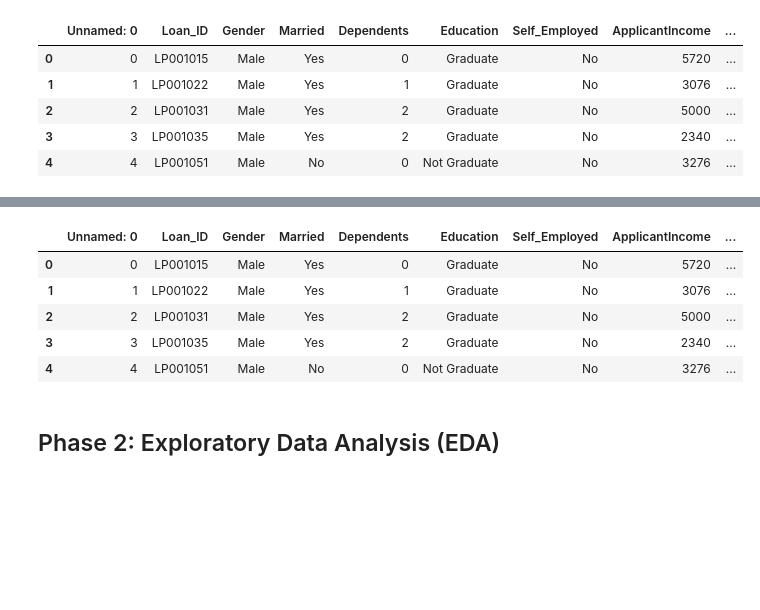
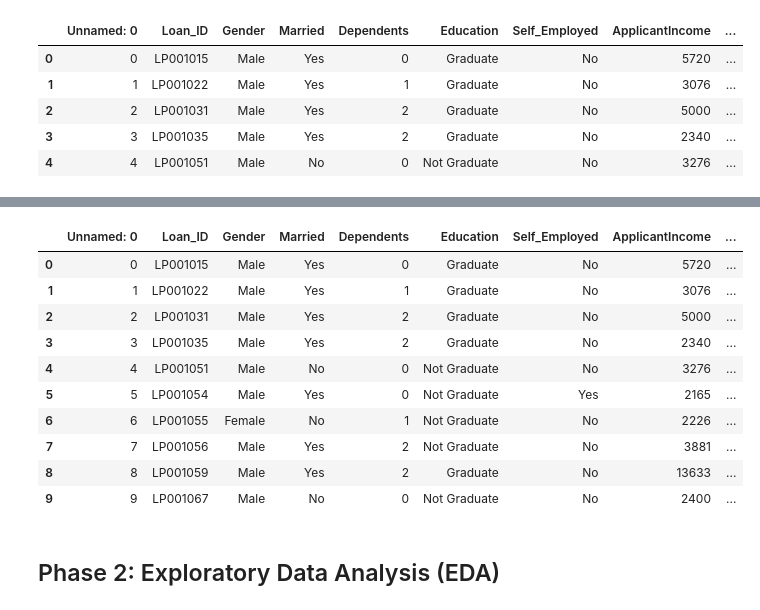
Before and after one commit to RIDOX-AIeNG/BACKEND-AI, a Jupyter notebook: TASK FOLDER/Task25.ipynb, the cells around one changed output, grey strips where cells are left out. Cells and saved outputs as stored; diff of their text form; code cells hidden in the pictures; blank space fills up the shorter version.

```diff
--- a/TASK FOLDER/Task25.ipynb
+++ b/TASK FOLDER/Task25.ipynb
@@ -140,14 +140,19 @@ Property_Area        0
 Loan_Status          0
 dtype: int64
 # %%
-df.head()
+df.head(10)
 # %% [output]
 |  | Unnamed: 0 | Loan_ID | Gender | Married | Dependents | Education | Self_Employed | ApplicantIncome | ... |
 | 0 | 0 | LP001015 | Male | Yes | 0 | Graduate | No | 5720 | ... |
 | 1 | 1 | LP001022 | Male | Yes | 1 | Graduate | No | 3076 | ... |
 | 2 | 2 | LP001031 | Male | Yes | 2 | Graduate | No | 5000 | ... |
 | 3 | 3 | LP001035 | Male | Yes | 2 | Graduate | No | 2340 | ... |
 | 4 | 4 | LP001051 | Male | No | 0 | Not Graduate | No | 3276 | ... |
+| 5 | 5 | LP001054 | Male | Yes | 0 | Not Graduate | Yes | 2165 | ... |
+| 6 | 6 | LP001055 | Female | No | 1 | Not Graduate | No | 2226 | ... |
+| 7 | 7 | LP001056 | Male | Yes | 2 | Not Graduate | No | 3881 | ... |
+| 8 | 8 | LP001059 | Male | Yes | 2 | Graduate | No | 13633 | ... |
+| 9 | 9 | LP001067 | Male | No | 0 | Not Graduate | No | 2400 | ... |
 # %% [markdown]
 ## Phase 2: Exploratory Data Analysis (EDA)
 # %% [markdown]
```
Also changed, not shown: parts of 17 cells of this notebook.
